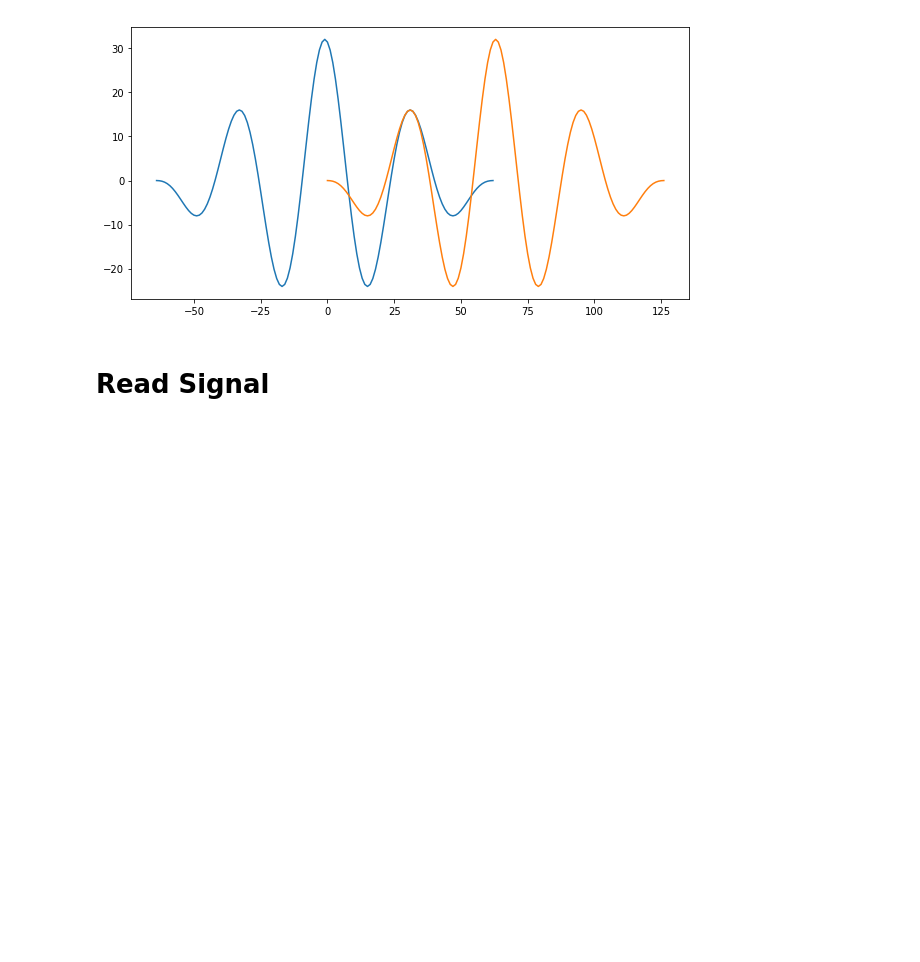
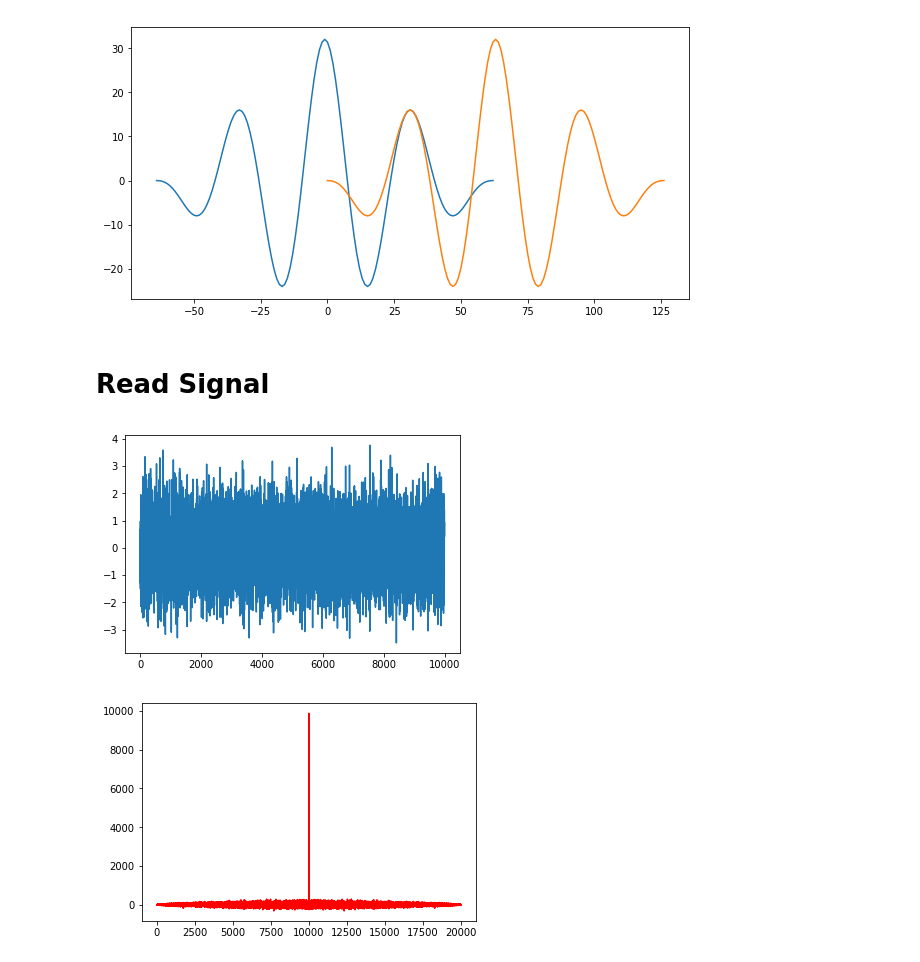
Before and after one commit to PPierzc/PracowniaEEG, a Jupyter notebook: autocorrelate/Cw1.ipynb, the cells around one changed output. Drawn from its saved outputs; the diff is of its cells as text; code cells hidden in the pictures; blank space fills up the shorter version.

```diff
--- a/autocorrelate/Cw1.ipynb
+++ b/autocorrelate/Cw1.ipynb
@@ -61,4 +64,16 @@ def read_signals(filename):
 
     o1 = mgr.get_channels_samples(['O1']) * TMSI_OFFSET
     return o1
+# %%
+np.random.seed(10000)
+x = np.random.normal(size=10000).astype('float')
+plt.plot(x)
+plt.show()
+
+plt.plot(auto_corr_for_tau(x, -len(x), len(x)-1, normed=False)[1], color='red')
+# plt.plot(np.correlate(x, x, 'full'))
+plt.show()
+# %% [output]
+[figure, added]
+[figure, added]
 # %%
```
Also changed, not shown: parts of 14 cells of this notebook.
